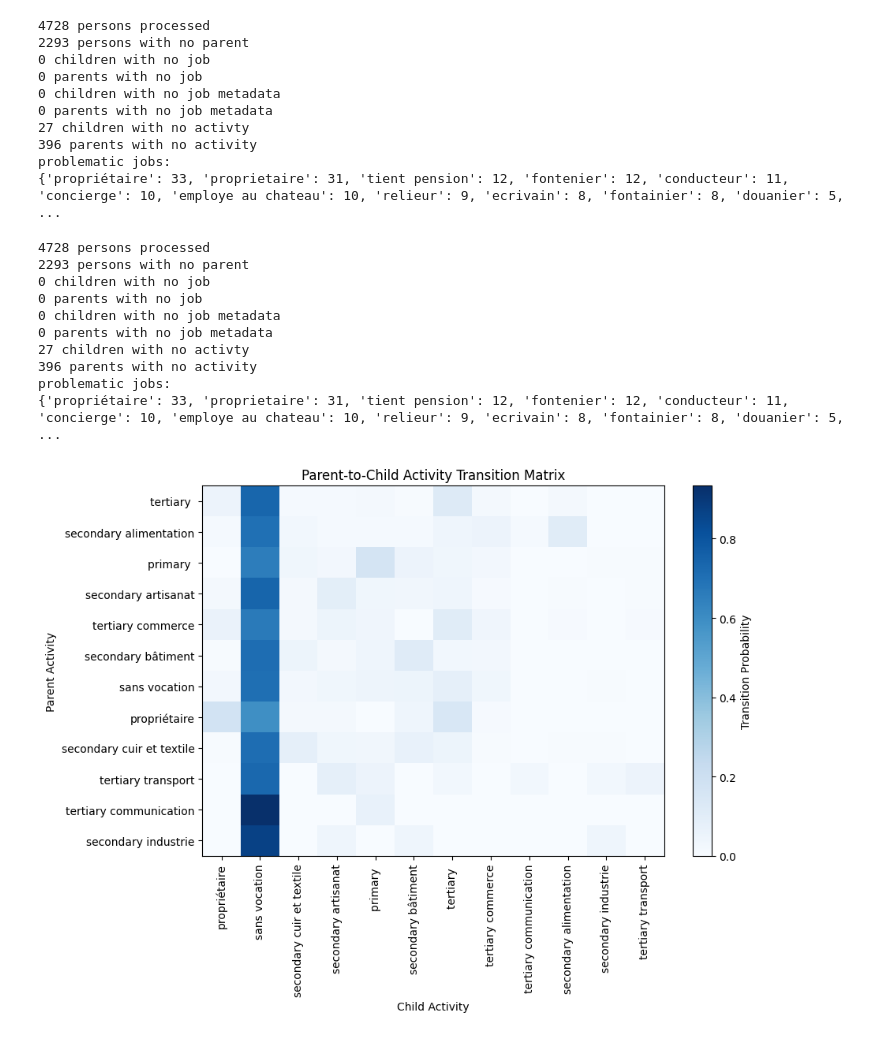
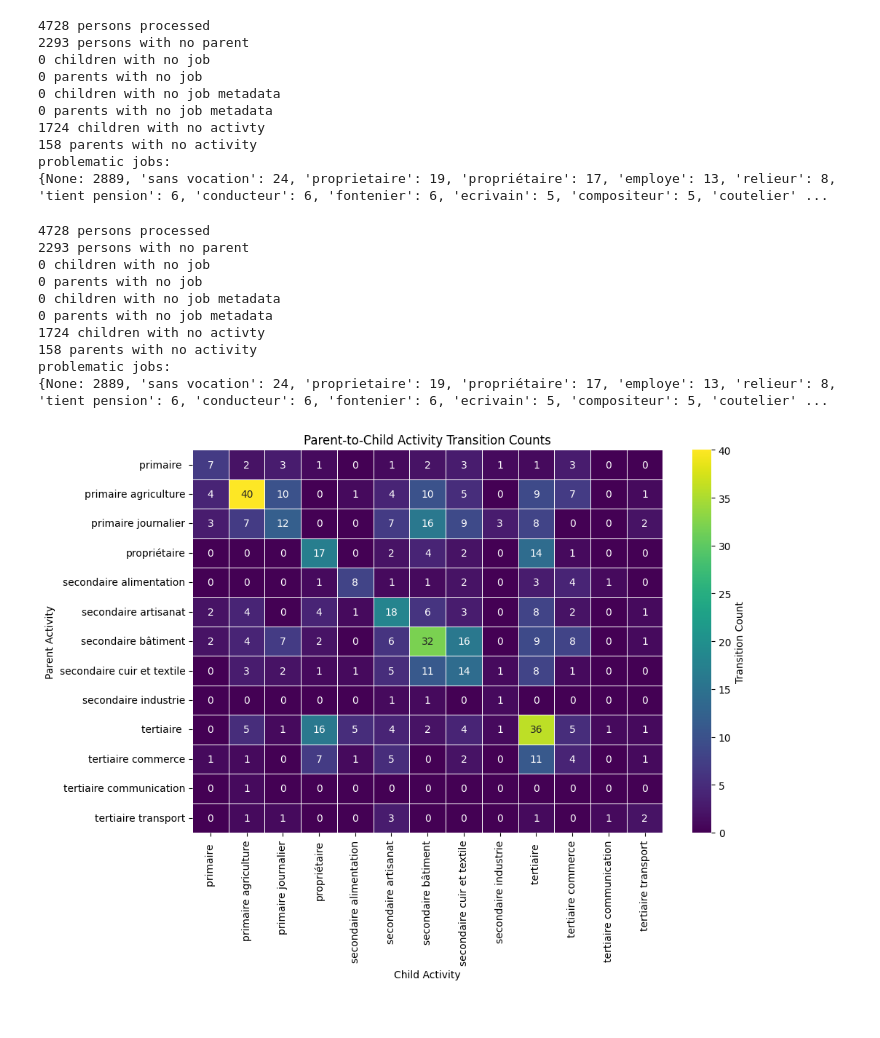
Before and after one commit to LausanneAncestry/Tracker, a Jupyter notebook: analysis/nat_analysis.ipynb, the cells around one changed output. Cells and saved outputs as stored; diff of their text form; code cells hidden in the pictures.

Commit message:
transitions

```diff
--- a/analysis/nat_analysis.ipynb
+++ b/analysis/nat_analysis.ipynb
@@ -42,8 +42,8 @@ def best_activity(metadatas):
     best_score = 0
     for meta in metadatas:
         if meta is not None:
-            sector = meta.get('sector')
-            category = meta.get('categorie')
+            sector = meta.get('secteur')
+            category = meta.get('catégorie')
 
             score = 0
             if sector:
@@ -198,10 +198,10 @@ nx.write_gexf(G, "activity_transition_graph.gexf", encoding='utf-8', prettyprint
 0 parents with no job
 0 children with no job metadata
 0 parents with no job metadata
-27 children with no activty
-396 parents with no activity
+1724 children with no activty
+158 parents with no activity
 problematic jobs:
-{'propriétaire': 33, 'proprietaire': 31, 'tient pension': 12, 'fontenier': 12, 'conducteur': 11, 'concierge': 10, 'employe au chateau': 10, 'relieur': 9, 'ecrivain': 8, 'fontainier': 8, 'douanier': 5, ...
+{None: 2889, 'sans vocation': 24, 'proprietaire': 19, 'propriétaire': 17, 'employe': 13, 'relieur': 8, 'tient pension': 6, 'conducteur': 6, 'fontenier': 6, 'ecrivain': 5, 'compositeur': 5, 'coutelier' ...
 # %%
 def graph_to_transition_matrix(G):
     """
@@ -227,50 +227,55 @@ def graph_to_transition_matrix(G):
 # %%
 import matplotlib.pyplot as plt
 import numpy as np
+import seaborn as sns  # Seaborn provides better color palettes and annotation support
 
 # Build the graph
 G = build_activity_transition_graph()
 
-# Get transition matrix and node labels
-M, nodes = graph_to_transition_matrix(G)
+# Get node order
+nodes = list(G.nodes())
 
-# Separate parent and child nodes for labeling
-parent_nodes = [n for n in nodes if G.nodes[n]['type'] == 'parent']
-child_nodes = [n for n in nodes if G.nodes[n]['type'] == 'child']
-
-# Build index mapping for matrix slicing
-parent_indices = [nodes.index(n) for n in parent_nodes]
-child_indices = [nodes.index(n) for n in child_nodes]
-
-# Extract the relevant submatrix: parents (rows) to children (columns)
-transition_submatrix = M[np.ix_(parent_indices, child_indices)]
+# Separate and sort parent and child nodes alphabetically by activity
+parent_nodes = sorted([n for n in nodes if G.nodes[n]['type'] == 'parent'], key=lambda n: G.nodes[n]['activity'])
+child_nodes = sorted([n for n in nodes if G.nodes[n]['type'] == 'child'], key=lambda n: G.nodes[n]['activity'])
 
 # Get activity labels for axes
 parent_labels = [G.nodes[n]['activity'] for n in parent_nodes]
 child_labels = [G.nodes[n]['activity'] for n in child_nodes]
 
-# Plot the transition matrix as a heatmap
+# Build the count matrix (rows: parent, columns: child)
+count_matrix = np.zeros((len(parent_nodes), len(child_nodes)), dtype=int)
+for i, p in enumerate(parent_nodes):
+    for j, c in enumerate(child_nodes):
+        if G.has_edge(p, c):
+            count_matrix[i, j] = G[p][c]['weight']
+
+# Plot the count matrix as a heatmap with annotations and a multicolor palette
 plt.figure(figsize=(max(8, len(child_labels)*0.8), max(6, len(parent_labels)*0.6)))
-im = plt.imshow(transition_submatrix, aspect='auto', cmap='Blues')
-
-plt.colorbar(im, label='Transition Probability')
-plt.xticks(ticks=np.arange(len(child_labels)), labels=child_labels, rotation=90)
-plt.yticks(ticks=np.arange(len(parent_labels)), labels=parent_labels)
+sns.heatmap(
+    count_matrix,
+    annot=True,           # Show counts in each cell
+    fmt="d",              # Integer format for counts
+    cmap="viridis",       # Multicolor palette (alternatives: 'plasma', 'magma', 'coolwarm', 'Spectral')
+    linewidths=0.5,       # Optional: grid lines between cells
+    xticklabels=child_labels,
+    yticklabels=parent_labels,
+    cbar_kws={'label': 'Transition Count'}
+)
 plt.xlabel('Child Activity')
 plt.ylabel('Parent Activity')
-plt.title('Parent-to-Child Activity Transition Matrix')
-
+plt.title('Parent-to-Child Activity Transition Counts')
 plt.tight_layout()
 plt.show()
 # %% [output]
 4728 persons processed
 2293 persons with no parent
 0 children with no job
 0 parents with no job
 0 children with no job metadata
 0 parents with no job metadata
-27 children with no activty
-396 parents with no activity
+1724 children with no activty
+158 parents with no activity
 problematic jobs:
-{'propriétaire': 33, 'proprietaire': 31, 'tient pension': 12, 'fontenier': 12, 'conducteur': 11, 'concierge': 10, 'employe au chateau': 10, 'relieur': 9, 'ecrivain': 8, 'fontainier': 8, 'douanier': 5, ...
+{None: 2889, 'sans vocation': 24, 'proprietaire': 19, 'propriétaire': 17, 'employe': 13, 'relieur': 8, 'tient pension': 6, 'conducteur': 6, 'fontenier': 6, 'ecrivain': 5, 'compositeur': 5, 'coutelier' ...
-[figure, old version]
+[figure, new version]
```
Also changed, not shown: parts of 3 cells of this notebook.
